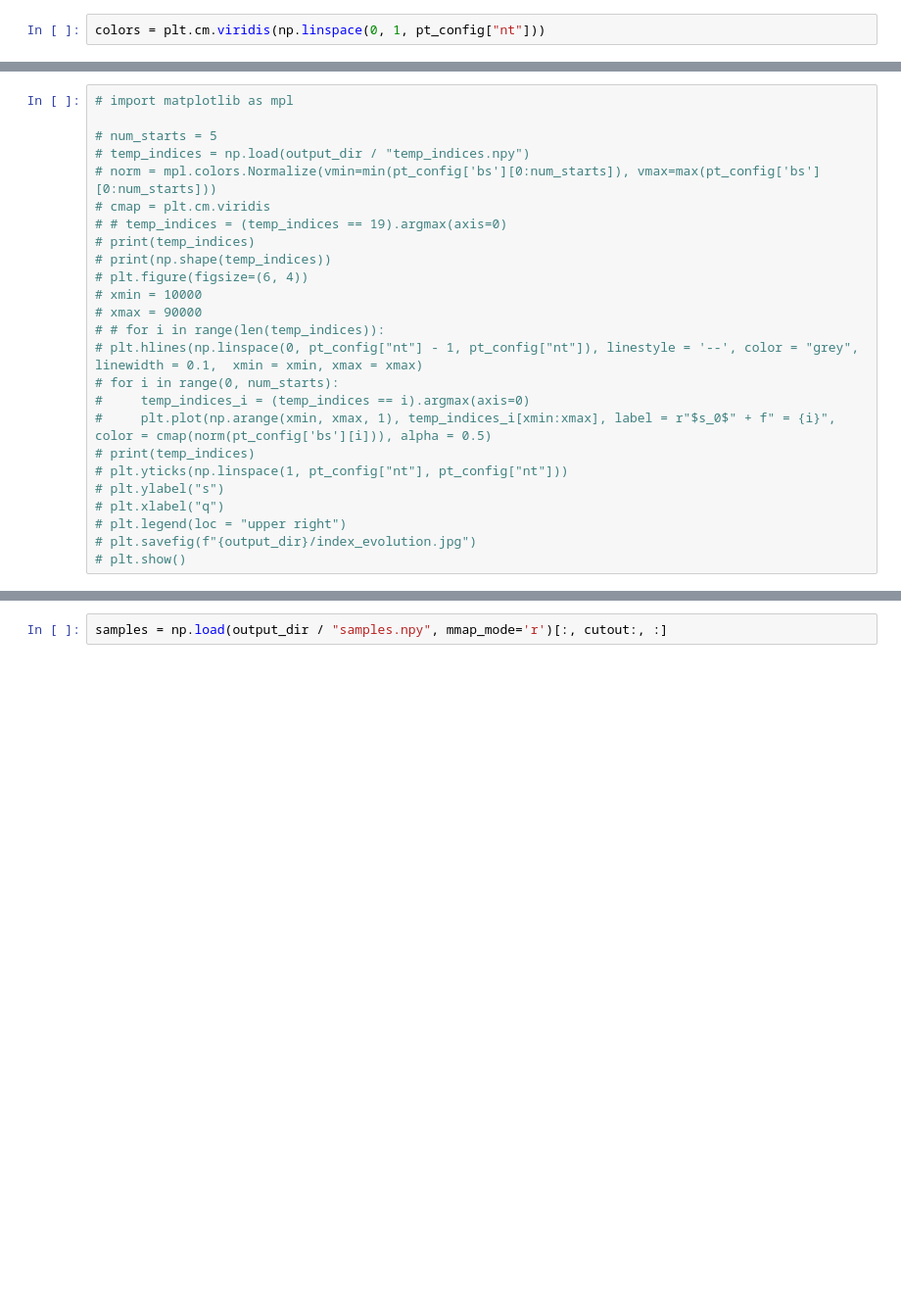
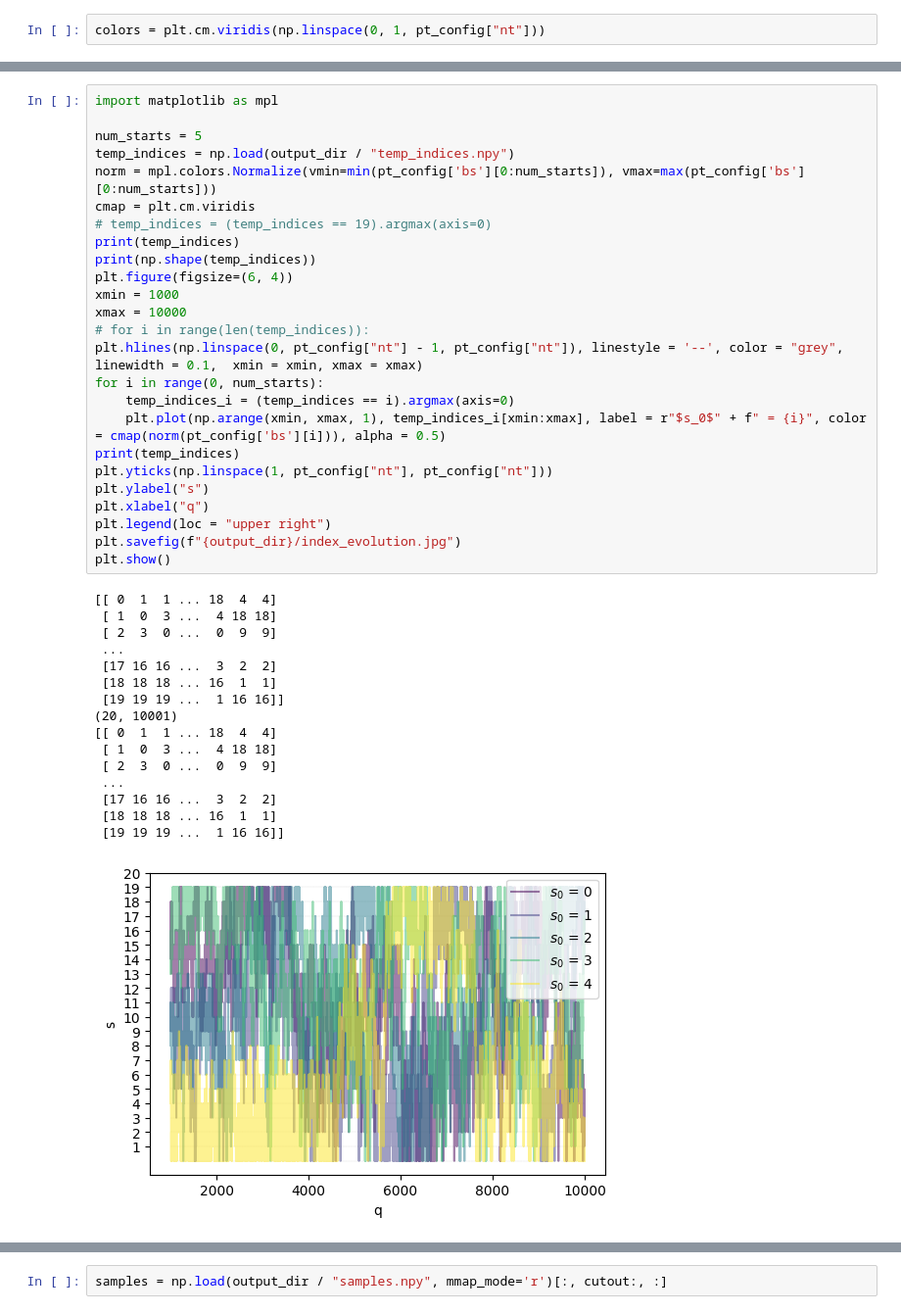
Before and after one commit to hannakjellson/Sampling-for-age-depth-modelling, a Jupyter notebook: python/src/age_depth_models/age_depth_model_PT_normal/plot.ipynb, the cells around one changed output, grey strips where cells are left out. Shown at 98% size. Saved outputs shown, nothing was run; the diff lists cells and outputs as text; blank space fills up the shorter version.

```diff
--- a/python/src/age_depth_models/age_depth_model_PT_normal/plot.ipynb
+++ b/python/src/age_depth_models/age_depth_model_PT_normal/plot.ipynb
@@ -183,26 +82,43 @@ def get_index(N, cs, c14_depths, depth_index):
 # %%
-# import matplotlib as mpl
+import matplotlib as mpl
 
-# num_starts = 5
-# temp_indices = np.load(output_dir / "temp_indices.npy")
-# norm = mpl.colors.Normalize(vmin=min(pt_config['bs'][0:num_starts]), vmax=max(pt_config['bs'][0:num_starts]))
-# cmap = plt.cm.viridis
-# # temp_indices = (temp_indices == 19).argmax(axis=0)
-# print(temp_indices)
-# print(np.shape(temp_indices))
-# plt.figure(figsize=(6, 4))
-# xmin = 10000
-# xmax = 90000
-# # for i in range(len(temp_indices)):
-# plt.hlines(np.linspace(0, pt_config["nt"] - 1, pt_config["nt"]), linestyle = '--', color = "grey", linewidth = 0.1,  xmin = xmin, xmax = xmax)
-# for i in range(0, num_starts):
-#     temp_indices_i = (temp_indices == i).argmax(axis=0)
-#     plt.plot(np.arange(xmin, xmax, 1), temp_indices_i[xmin:xmax], label = r"$s_0$" + f" = {i}", color = cmap(norm(pt_config['bs'][i])), alpha = 0.5)
-# print(temp_indices)
-# plt.yticks(np.linspace(1, pt_config["nt"], pt_config["nt"]))
-# plt.ylabel("s")
-# plt.xlabel("q")
-# plt.legend(loc = "upper right")
-# plt.savefig(f"{output_dir}/index_evolution.jpg")
-# plt.show()
+num_starts = 5
+temp_indices = np.load(output_dir / "temp_indices.npy")
+norm = mpl.colors.Normalize(vmin=min(pt_config['bs'][0:num_starts]), vmax=max(pt_config['bs'][0:num_starts]))
+cmap = plt.cm.viridis
+# temp_indices = (temp_indices == 19).argmax(axis=0)
+print(temp_indices)
+print(np.shape(temp_indices))
+plt.figure(figsize=(6, 4))
+xmin = 1000
+xmax = 10000
+# for i in range(len(temp_indices)):
+plt.hlines(np.linspace(0, pt_config["nt"] - 1, pt_config["nt"]), linestyle = '--', color = "grey", linewidth = 0.1,  xmin = xmin, xmax = xmax)
+for i in range(0, num_starts):
+    temp_indices_i = (temp_indices == i).argmax(axis=0)
+    plt.plot(np.arange(xmin, xmax, 1), temp_indices_i[xmin:xmax], label = r"$s_0$" + f" = {i}", color = cmap(norm(pt_config['bs'][i])), alpha = 0.5)
+print(temp_indices)
+plt.yticks(np.linspace(1, pt_config["nt"], pt_config["nt"]))
+plt.ylabel("s")
+plt.xlabel("q")
+plt.legend(loc = "upper right")
+plt.savefig(f"{output_dir}/index_evolution.jpg")
+plt.show()
+# %% [output]
+[[ 0  1  1 ... 18  4  4]
+ [ 1  0  3 ...  4 18 18]
+ [ 2  3  0 ...  0  9  9]
+ ...
+ [17 16 16 ...  3  2  2]
+ [18 18 18 ... 16  1  1]
+ [19 19 19 ...  1 16 16]]
+(20, 10001)
+[[ 0  1  1 ... 18  4  4]
+ [ 1  0  3 ...  4 18 18]
+ [ 2  3  0 ...  0  9  9]
+ ...
+ [17 16 16 ...  3  2  2]
+ [18 18 18 ... 16  1  1]
+ [19 19 19 ...  1 16 16]]
+[figure, added]
 # %%
```
Also changed, not shown: parts of 25 cells of this notebook, 1 other file.
